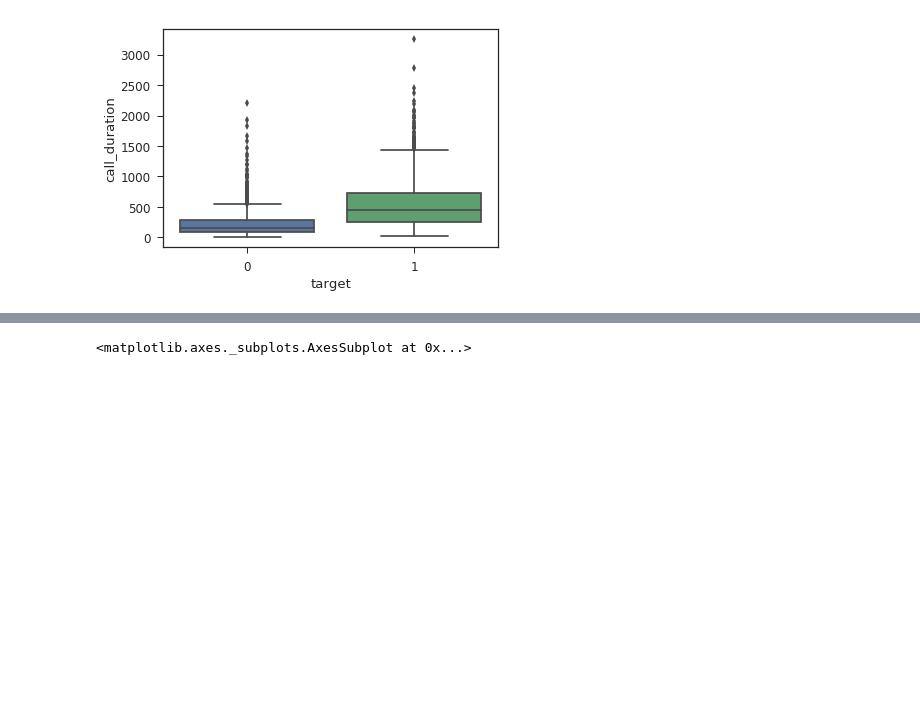
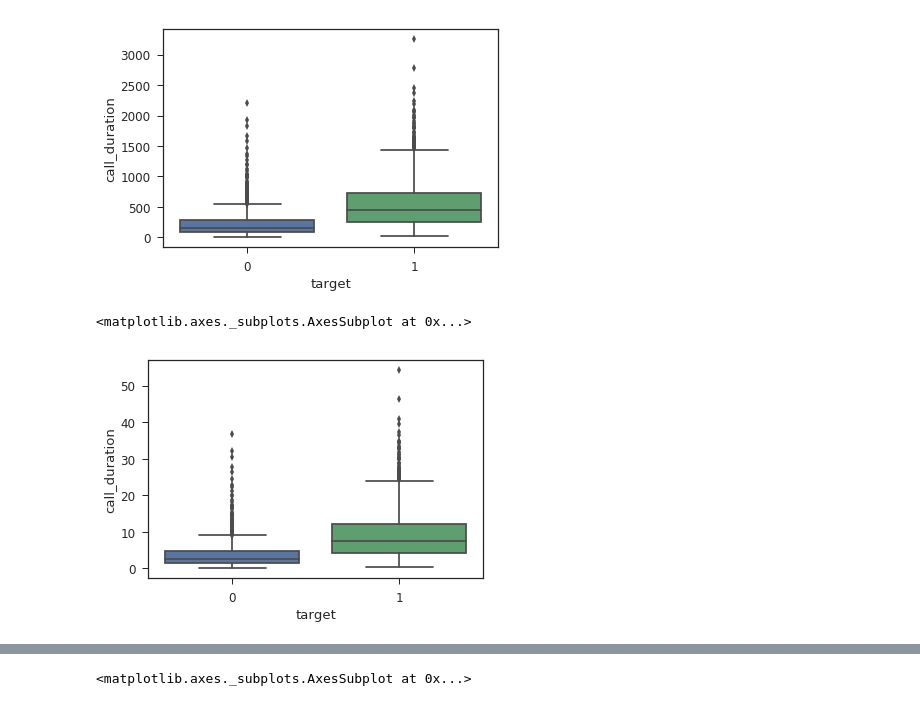
Before and after one commit to VigneshTCD/car_insurance_analysis, a Jupyter notebook: notebooks/EDA.ipynb, the cells around one changed output, grey strips where cells are left out. Saved outputs shown, nothing was run; the diff lists cells and outputs as text; code cells hidden in the pictures; blank space fills up the shorter version.

```diff
--- a/notebooks/EDA.ipynb
+++ b/notebooks/EDA.ipynb
@@ -609,3 +664,8 @@ sns.boxplot(X_train['target'], X_train['call_duration'])
 # %% [output]
 <matplotlib.axes._subplots.AxesSubplot at 0x...>
 [figure]
+# %%
+sns.boxplot(X_train['target'], X_train['call_duration']/60)
+# %% [output]
+<matplotlib.axes._subplots.AxesSubplot at 0x...>
+[figure, added]
```
Also changed, not shown: parts of 26 cells of this notebook, 1 other file.
